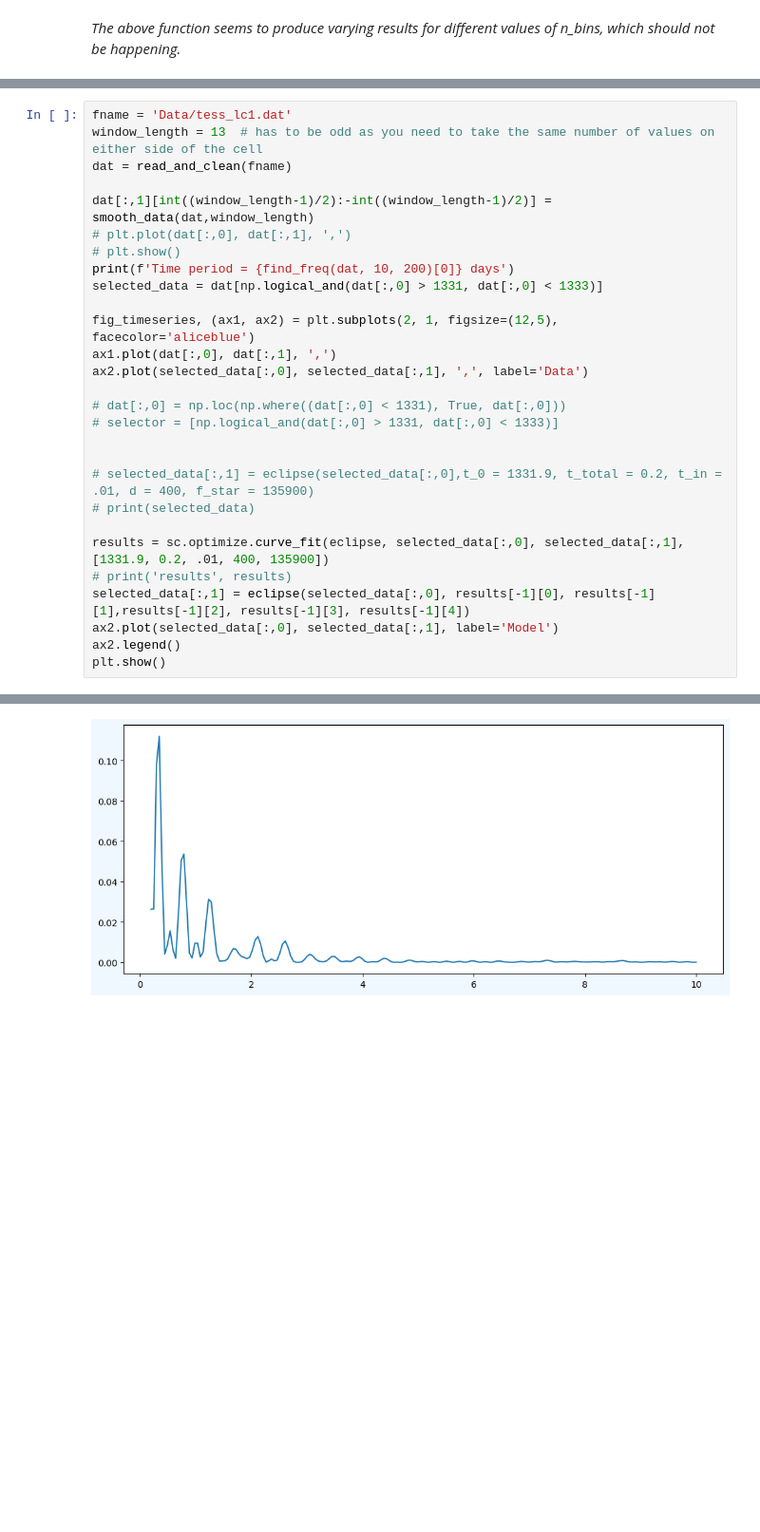
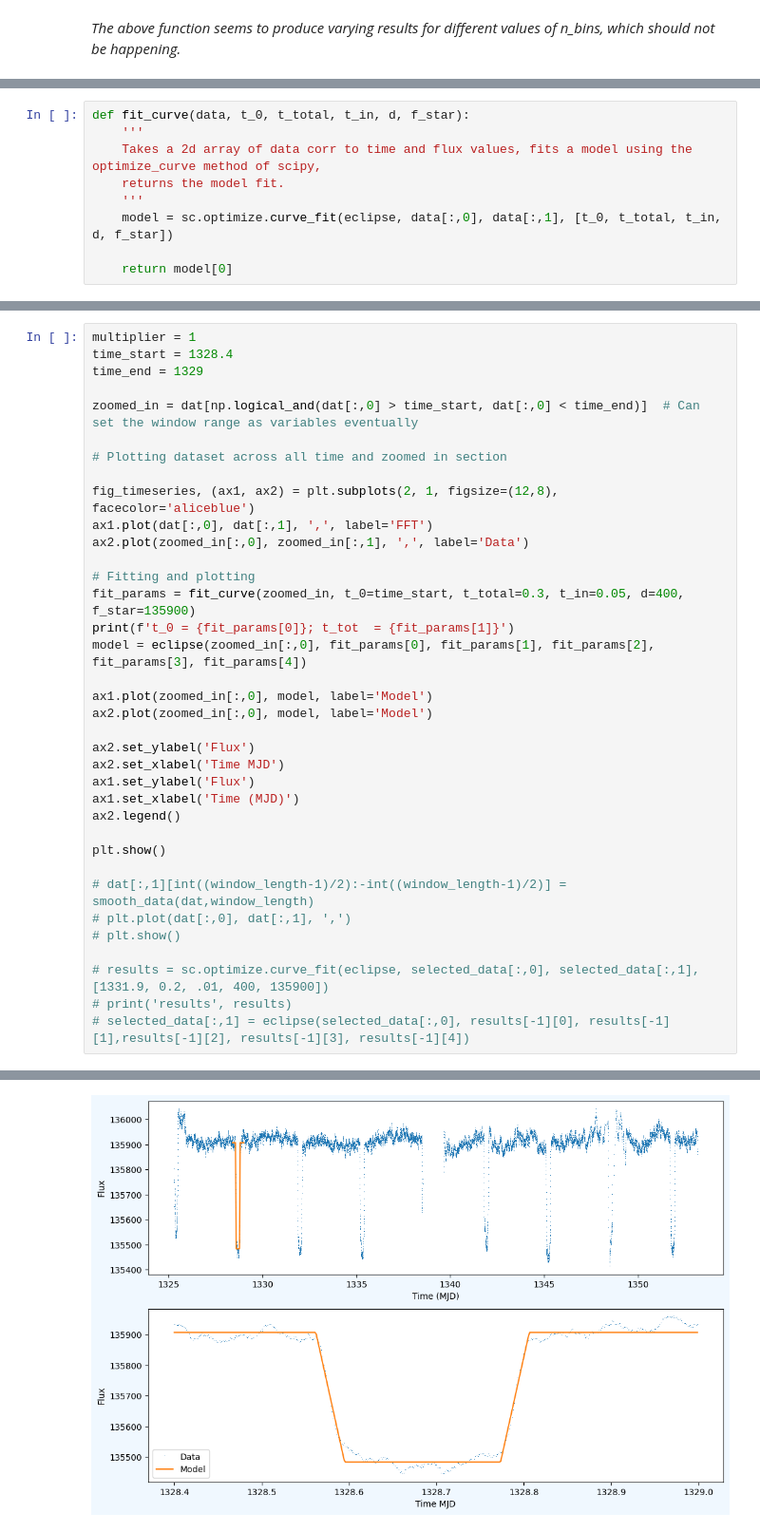
Before and after one commit to ShashanthS/ExoplanetTransitModelling, a Jupyter notebook: Assignment2_ShashanthSriramanathan.ipynb, the cells around one changed output, grey strips where cells are left out. Shown: that part at 95% size. Saved outputs shown, nothing was run; the diff lists cells and outputs as text; blank space fills up the shorter version.

Commit message:
Before changes to fitting function - semi-final form

```diff
--- a/Assignment2_ShashanthSriramanathan.ipynb
+++ b/Assignment2_ShashanthSriramanathan.ipynb
@@ -61,2 +58,11 @@ def eclipse(time, t_0,t_total, t_in, d, f_star):
 
     return temp
+# %%
+def fit_curve(data, t_0, t_total, t_in, d, f_star):
+    '''
+    Takes a 2d array of data corr to time and flux values, fits a model using the optimize_curve method of scipy,
+    returns the model fit.
+    '''
+    model = sc.optimize.curve_fit(eclipse, data[:,0], data[:,1], [t_0, t_total, t_in, d, f_star])
+
+    return model[0]
@@ -63,29 +82,37 @@ def eclipse(time, t_0,t_total, t_in, d, f_star):
 # %%
-fname = 'Data/tess_lc1.dat'
-window_length = 13  # has to be odd as you need to take the same number of values on either side of the cell
-dat = read_and_clean(fname)
+multiplier = 1
+time_start = 1328.4
+time_end = 1329
 
-dat[:,1][int((window_length-1)/2):-int((window_length-1)/2)] = smooth_data(dat,window_length)
+zoomed_in = dat[np.logical_and(dat[:,0] > time_start, dat[:,0] < time_end)]  # Can set the window range as variables eventually
+
+# Plotting dataset across all time and zoomed in section
+
+fig_timeseries, (ax1, ax2) = plt.subplots(2, 1, figsize=(12,8), facecolor='aliceblue')
+ax1.plot(dat[:,0], dat[:,1], ',', label='FFT')
+ax2.plot(zoomed_in[:,0], zoomed_in[:,1], ',', label='Data')
+
+# Fitting and plotting
+fit_params = fit_curve(zoomed_in, t_0=time_start, t_total=0.3, t_in=0.05, d=400, f_star=135900)
+print(f't_0 = {fit_params[0]}; t_tot  = {fit_params[1]}')
+model = eclipse(zoomed_in[:,0], fit_params[0], fit_params[1], fit_params[2], fit_params[3], fit_params[4])
+
+ax1.plot(zoomed_in[:,0], model, label='Model')
+ax2.plot(zoomed_in[:,0], model, label='Model')
+
+ax2.set_ylabel('Flux')
+ax2.set_xlabel('Time MJD')
+ax1.set_ylabel('Flux')
+ax1.set_xlabel('Time (MJD)')
+ax2.legend()
+
+plt.show()
+
+# dat[:,1][int((window_length-1)/2):-int((window_length-1)/2)] = smooth_data(dat,window_length)
 # plt.plot(dat[:,0], dat[:,1], ',')
 # plt.show()
-print(f'Time period = {find_freq(dat, 10, 200)[0]} days')
-selected_data = dat[np.logical_and(dat[:,0] > 1331, dat[:,0] < 1333)]
 
-fig_timeseries, (ax1, ax2) = plt.subplots(2, 1, figsize=(12,5), facecolor='aliceblue')
-ax1.plot(dat[:,0], dat[:,1], ',')
-ax2.plot(selected_data[:,0], selected_data[:,1], ',', label='Data')
-
-# dat[:,0] = np.loc(np.where((dat[:,0] < 1331), True, dat[:,0]))
-# selector = [np.logical_and(dat[:,0] > 1331, dat[:,0] < 1333)]
-
-
-# selected_data[:,1] = eclipse(selected_data[:,0],t_0 = 1331.9, t_total = 0.2, t_in = .01, d = 400, f_star = 135900)
-# print(selected_data)
-
-results = sc.optimize.curve_fit(eclipse, selected_data[:,0], selected_data[:,1], [1331.9, 0.2, .01, 400, 135900])
+# results = sc.optimize.curve_fit(eclipse, selected_data[:,0], selected_data[:,1], [1331.9, 0.2, .01, 400, 135900])
 # print('results', results)
-selected_data[:,1] = eclipse(selected_data[:,0], results[-1][0], results[-1][1],results[-1][2], results[-1][3], results[-1][4])
-ax2.plot(selected_data[:,0], selected_data[:,1], label='Model')
-ax2.legend()
-plt.show()
+# selected_data[:,1] = eclipse(selected_data[:,0], results[-1][0], results[-1][1],results[-1][2], results[-1][3], results[-1][4])
 # %% [output]
@@ -110 +120 @@ ValueError: operands could not be broadcast together with shapes (1365,) (5,)
-[figure, old version]
+[figure, new version]
```
Also changed, not shown: parts of 5 cells of this notebook.
